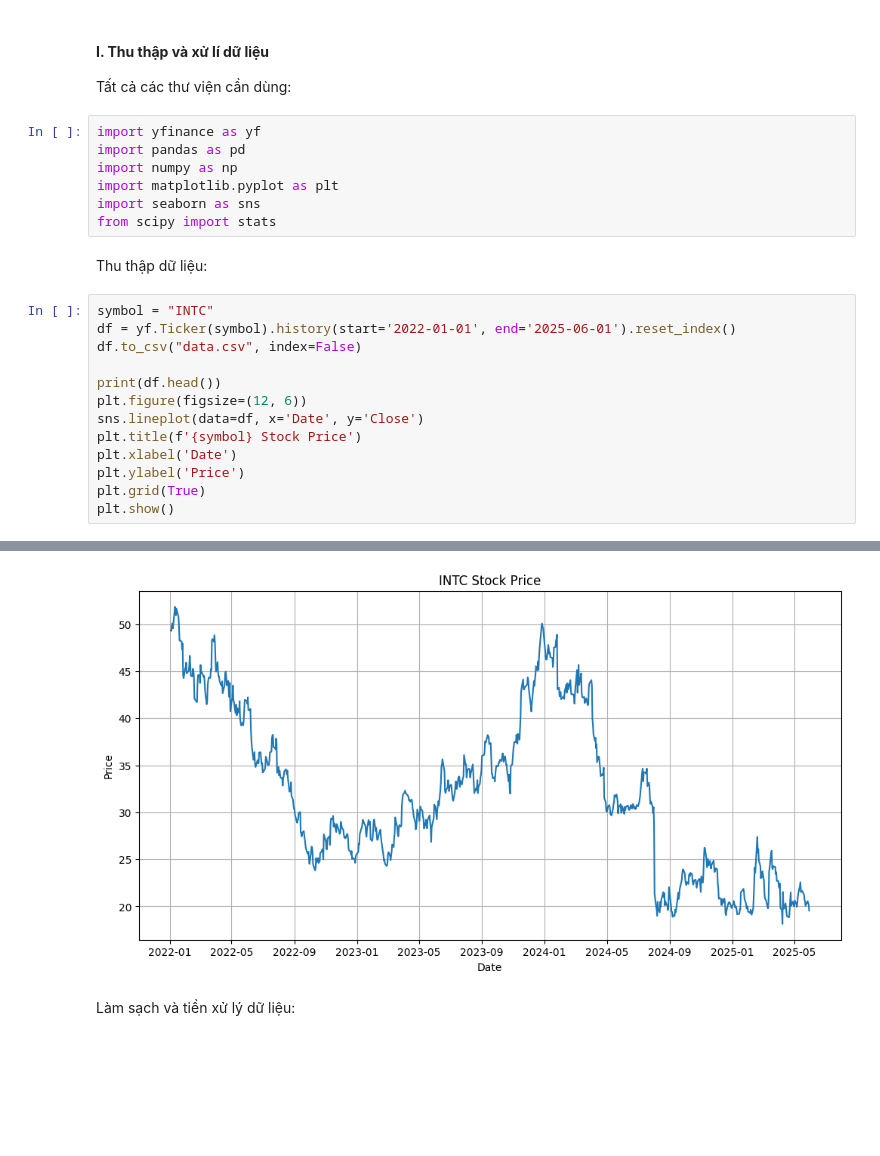
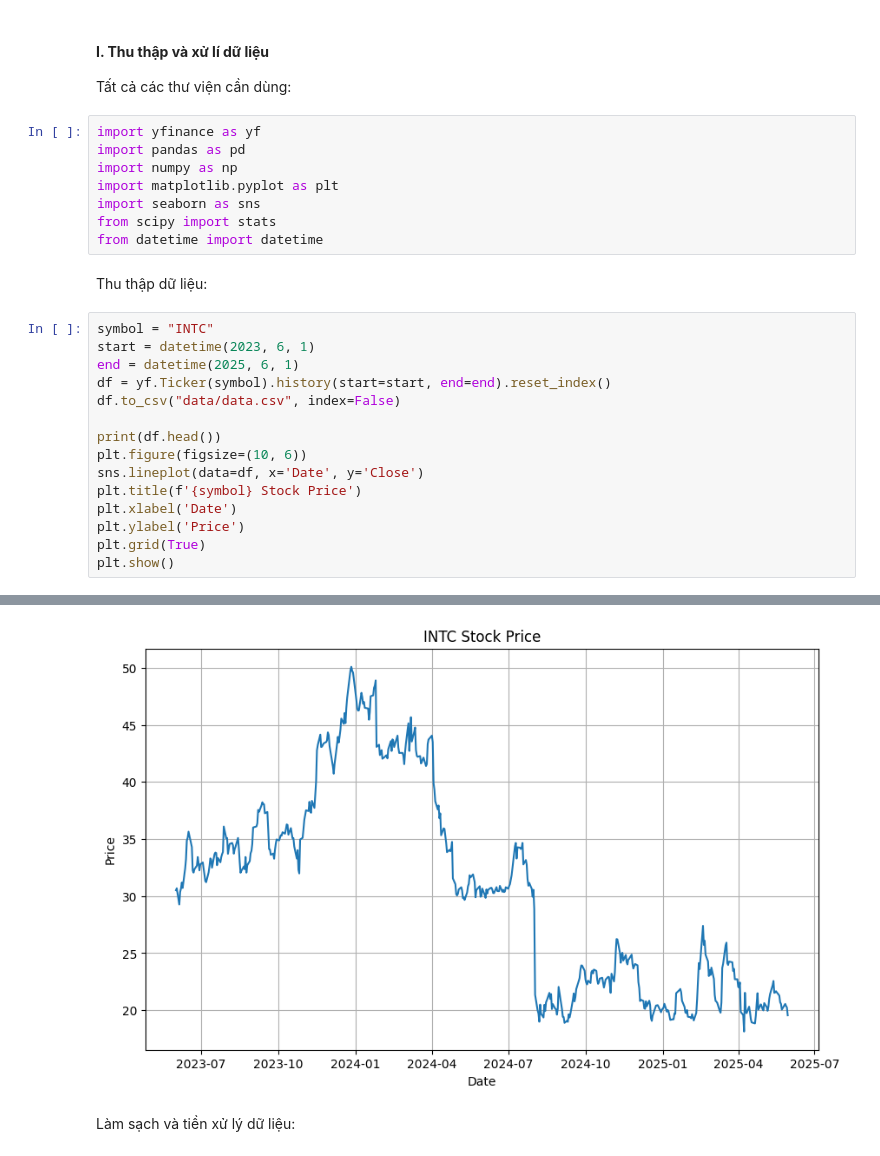
Before and after one commit to armordkay/data-processing-with-python, a Jupyter notebook: project.ipynb, the cells around one changed output, grey strips where cells are left out. Cells and saved outputs as stored; diff of their text form; blank space fills up the shorter version.

```diff
--- a/project.ipynb
+++ b/project.ipynb
@@ -13,15 +13,18 @@ import numpy as np
 import matplotlib.pyplot as plt
 import seaborn as sns
 from scipy import stats
+from datetime import datetime
 # %% [markdown]
 Thu thập dữ liệu:
 # %%
 symbol = "INTC"
-df = yf.Ticker(symbol).history(start='2022-01-01', end='2025-06-01').reset_index()
-df.to_csv("data.csv", index=False)
+start = datetime(2023, 6, 1)
+end = datetime(2025, 6, 1)
+df = yf.Ticker(symbol).history(start=start, end=end).reset_index()
+df.to_csv("data/data.csv", index=False)
 
 print(df.head())
-plt.figure(figsize=(12, 6))
+plt.figure(figsize=(10, 6))
 sns.lineplot(data=df, x='Date', y='Close')
 plt.title(f'{symbol} Stock Price')
 plt.xlabel('Date')
@@ -45,4 +48,4 @@ plt.show()
-[figure, old version]
+[figure, new version]
 # %% [markdown]
 Làm sạch và tiền xử lý dữ liệu:
 # %%
```
Also changed, not shown: parts of 5 cells of this notebook, 6 other files.
